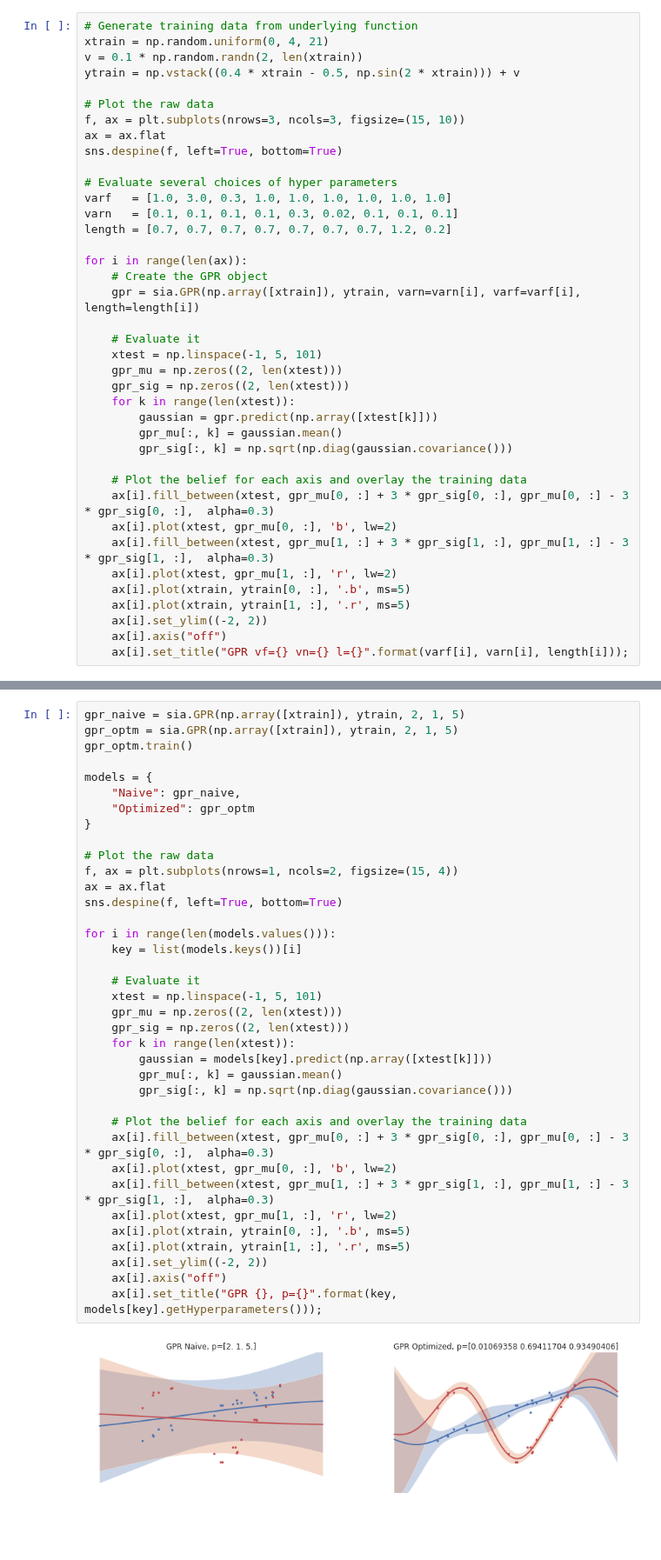
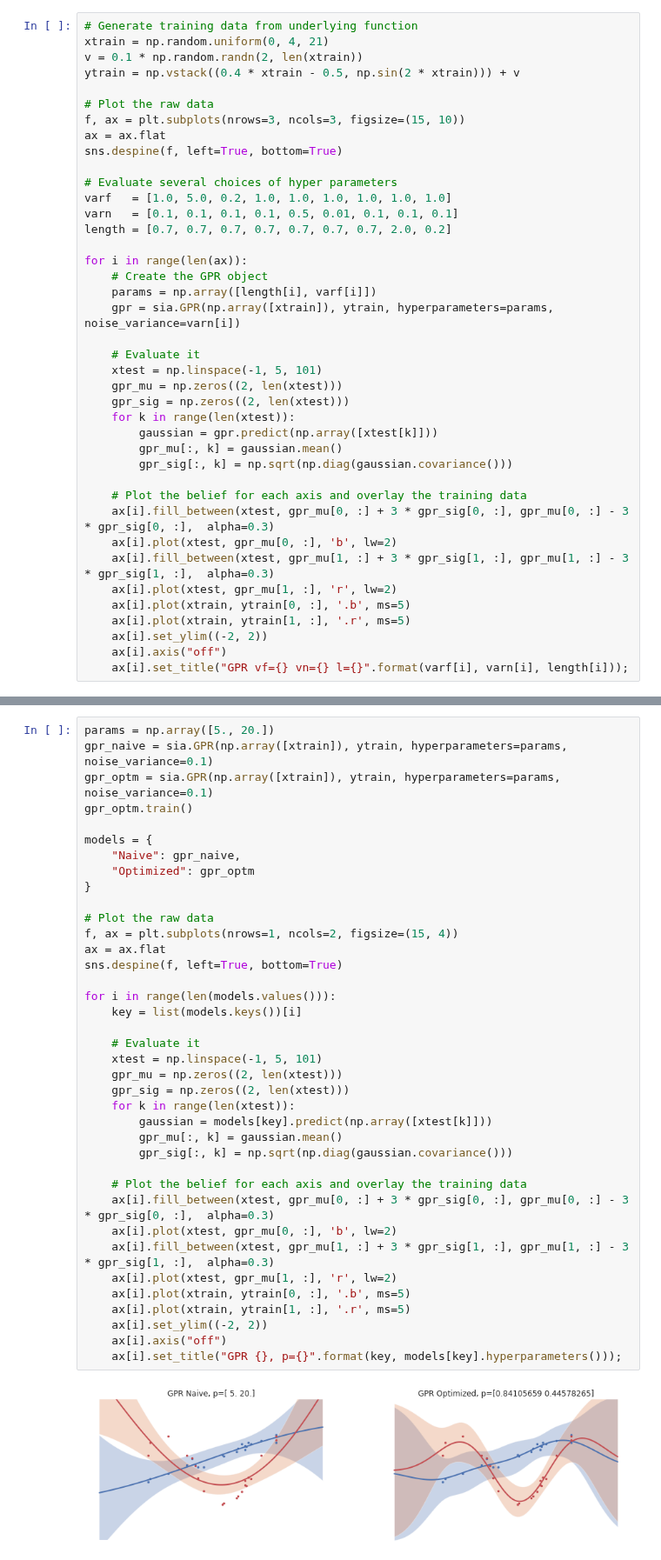
Before and after one commit to parkerowan/libsia, a Jupyter notebook: docs/notebooks/inference.ipynb, the cells around one changed output, grey strips where cells are left out. Shown at 87% size. Drawn from its saved outputs; the diff is of its cells as text; blank space fills up the shorter version.

```diff
--- a/docs/notebooks/inference.ipynb
+++ b/docs/notebooks/inference.ipynb
@@ -183,13 +205,14 @@ ax = ax.flat
 sns.despine(f, left=True, bottom=True)
 
 # Evaluate several choices of hyper parameters
-varf   = [1.0, 3.0, 0.3, 1.0, 1.0, 1.0, 1.0, 1.0, 1.0]
-varn   = [0.1, 0.1, 0.1, 0.1, 0.3, 0.02, 0.1, 0.1, 0.1]
-length = [0.7, 0.7, 0.7, 0.7, 0.7, 0.7, 0.7, 1.2, 0.2]
+varf   = [1.0, 5.0, 0.2, 1.0, 1.0, 1.0, 1.0, 1.0, 1.0]
+varn   = [0.1, 0.1, 0.1, 0.1, 0.5, 0.01, 0.1, 0.1, 0.1]
+length = [0.7, 0.7, 0.7, 0.7, 0.7, 0.7, 0.7, 2.0, 0.2]
 
 for i in range(len(ax)):
     # Create the GPR object
-    gpr = sia.GPR(np.array([xtrain]), ytrain, varn=varn[i], varf=varf[i], length=length[i])
+    params = np.array([length[i], varf[i]])
+    gpr = sia.GPR(np.array([xtrain]), ytrain, hyperparameters=params, noise_variance=varn[i])
 
     # Evaluate it
     xtest = np.linspace(-1, 5, 101)
@@ -217,6 +240,7 @@ for i in range(len(ax)):
 # %%
-gpr_naive = sia.GPR(np.array([xtrain]), ytrain, 2, 1, 5)
-gpr_optm = sia.GPR(np.array([xtrain]), ytrain, 2, 1, 5)
+params = np.array([5., 20.])
+gpr_naive = sia.GPR(np.array([xtrain]), ytrain, hyperparameters=params, noise_variance=0.1)
+gpr_optm = sia.GPR(np.array([xtrain]), ytrain, hyperparameters=params, noise_variance=0.1)
 gpr_optm.train()
 
 models = {
@@ -224,35 +248,35 @@ models = {
     "Optimized": gpr_optm
 }
 
 # Plot the raw data
 f, ax = plt.subplots(nrows=1, ncols=2, figsize=(15, 4))
 ax = ax.flat
 sns.despine(f, left=True, bottom=True)
 
 for i in range(len(models.values())):
     key = list(models.keys())[i]
 
     # Evaluate it
     xtest = np.linspace(-1, 5, 101)
     gpr_mu = np.zeros((2, len(xtest)))
     gpr_sig = np.zeros((2, len(xtest)))
     for k in range(len(xtest)):
         gaussian = models[key].predict(np.array([xtest[k]]))
         gpr_mu[:, k] = gaussian.mean()
         gpr_sig[:, k] = np.sqrt(np.diag(gaussian.covariance()))
 
     # Plot the belief for each axis and overlay the training data
     ax[i].fill_between(xtest, gpr_mu[0, :] + 3 * gpr_sig[0, :], gpr_mu[0, :] - 3 * gpr_sig[0, :],  alpha=0.3)
     ax[i].plot(xtest, gpr_mu[0, :], 'b', lw=2)
     ax[i].fill_between(xtest, gpr_mu[1, :] + 3 * gpr_sig[1, :], gpr_mu[1, :] - 3 * gpr_sig[1, :],  alpha=0.3)
     ax[i].plot(xtest, gpr_mu[1, :], 'r', lw=2)
     ax[i].plot(xtrain, ytrain[0, :], '.b', ms=5)
     ax[i].plot(xtrain, ytrain[1, :], '.r', ms=5)
     ax[i].set_ylim((-2, 2))
     ax[i].axis("off")
-    ax[i].set_title("GPR {}, p={}".format(key, models[key].getHyperparameters()));
+    ax[i].set_title("GPR {}, p={}".format(key, models[key].hyperparameters()));
 # %% [output]
-[figure, old version]
+[figure, new version]
 # %% [markdown]
 ## Gaussian Process Classification (GPC)
 
```
Also changed, not shown: parts of 13 cells of this notebook, 10 other files.
